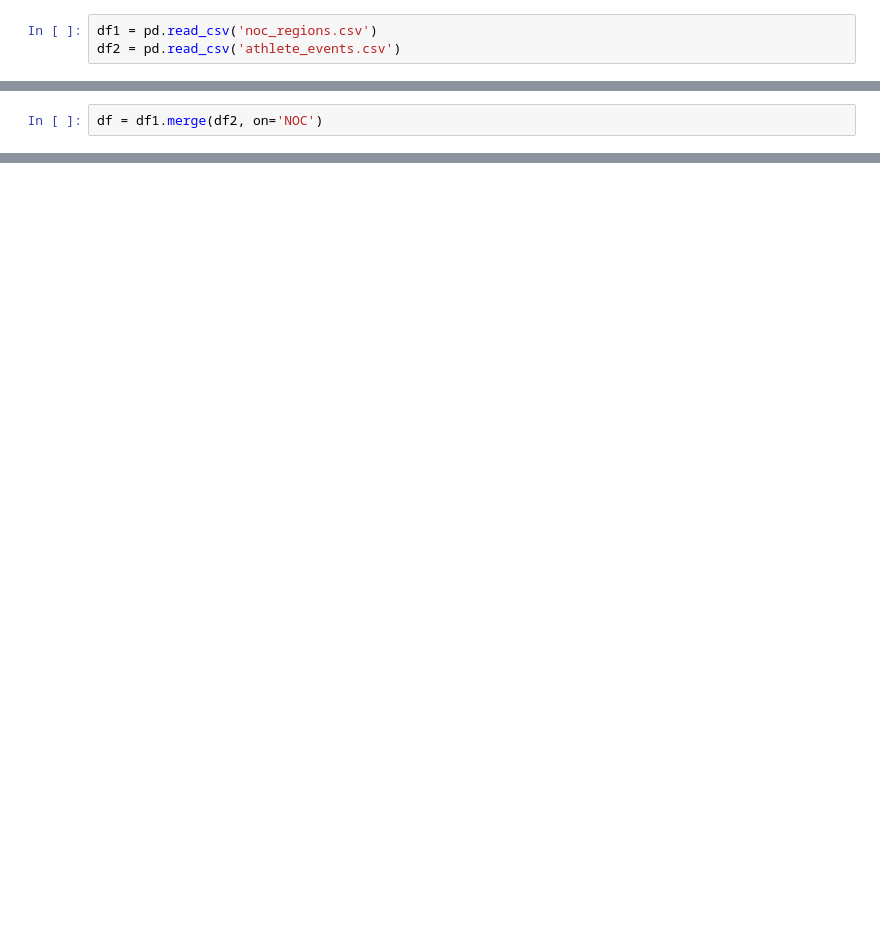
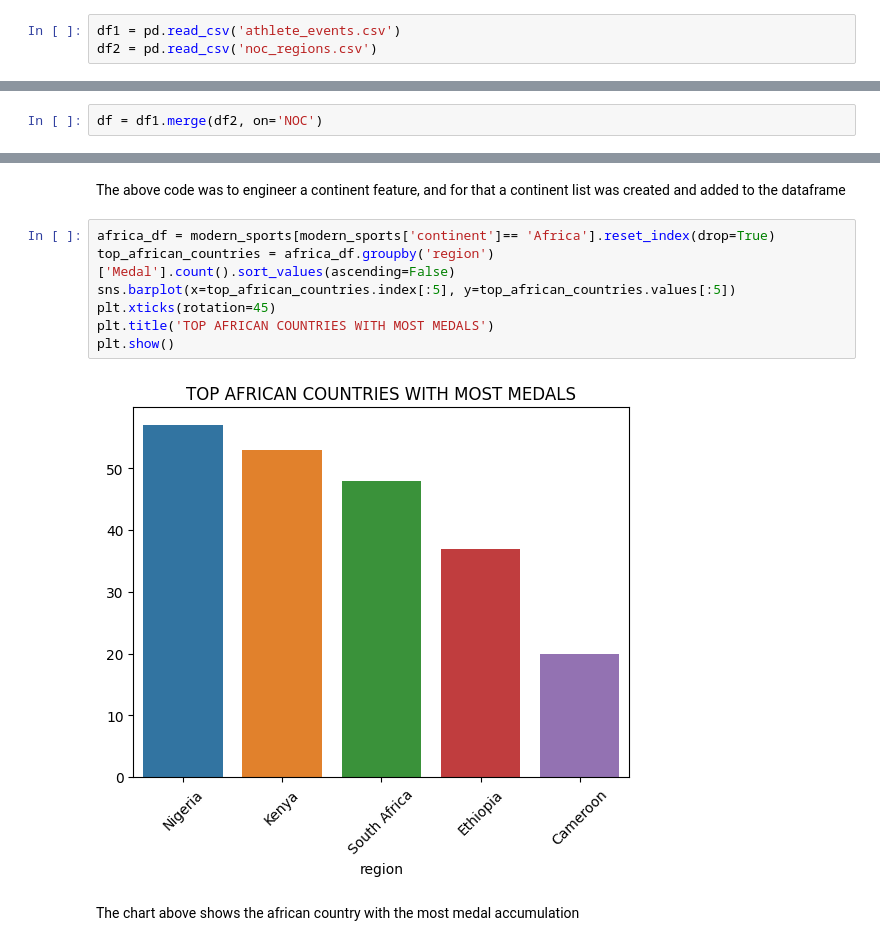
Before and after one commit to dgorgo/Jupyter, a Jupyter notebook: shedrack.ipynb, the cells around one changed output, grey strips where cells are left out. Drawn from its saved outputs; the diff is of its cells as text; blank space fills up the shorter version.

```diff
--- a/shedrack.ipynb
+++ b/shedrack.ipynb
@@ -5,8 +5,8 @@ import matplotlib.pyplot as plt
 from matplotlib import rcParams
 import seaborn as sns
 # %%
-df1 = pd.read_csv('noc_regions.csv')
-df2 = pd.read_csv('athlete_events.csv')
+df1 = pd.read_csv('athlete_events.csv')
+df2 = pd.read_csv('noc_regions.csv')
 # %%
 df1
 # %% [output]
@@ -175,0 +190,13 @@ plt.show()
+# %% [markdown]
+The above code was to engineer a continent feature, and for that a continent list was created and added to the dataframe
+# %%
+africa_df = modern_sports[modern_sports['continent']== 'Africa'].reset_index(drop=True)
+top_african_countries = africa_df.groupby('region')['Medal'].count().sort_values(ascending=False)
+sns.barplot(x=top_african_countries.index[:5], y=top_african_countries.values[:5])
+plt.xticks(rotation=45)
+plt.title('TOP AFRICAN COUNTRIES WITH MOST MEDALS')
+plt.show()
+# %% [output]
+[figure, added]
+# %% [markdown]
+The chart above shows the african country with the most medal accumulation
```
Also changed, not shown: parts of 74 cells of this notebook.
